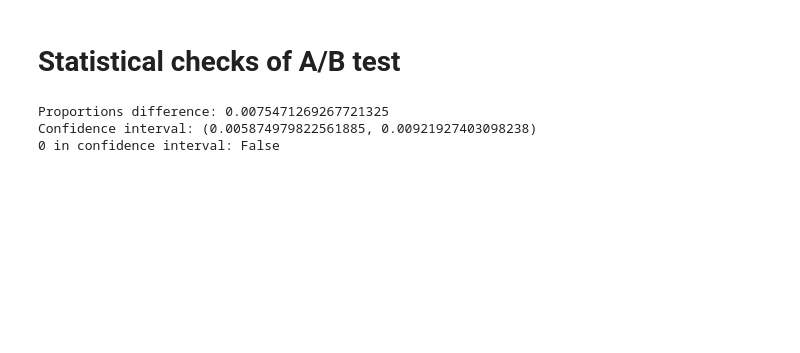
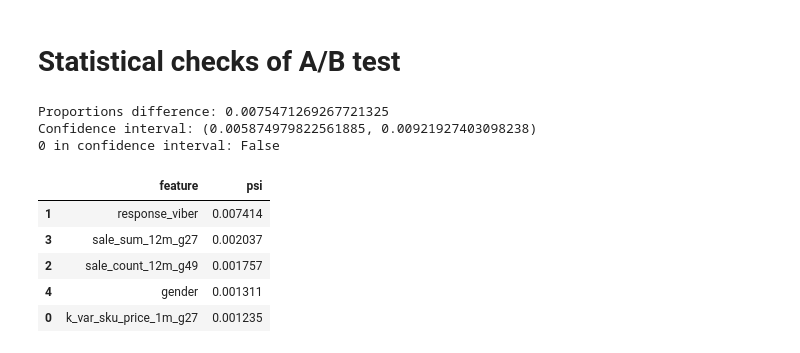
Before and after one commit to mur1ok/easylift, a Jupyter notebook: Example.ipynb, the cells around one changed output. Saved outputs shown, nothing was run; the diff lists cells and outputs as text; code cells hidden in the pictures; blank space fills up the shorter version.

```diff
--- a/Example.ipynb
+++ b/Example.ipynb
@@ -129,3 +131,12 @@ two_proprotions_confint(dataset, 0.05)
 Proportions difference: 0.0075471269267721325
 Confidence interval: (0.005874979822561885, 0.00921927403098238)
 0 in confidence interval: False
+# %%
+psi_cg_tg(dataset, sample='valid')
+# %% [output]
+|  | feature | psi |
+| 1 | response_viber | 0.007414 |
+| 3 | sale_sum_12m_g27 | 0.002037 |
+| 2 | sale_count_12m_g49 | 0.001757 |
+| 4 | gender | 0.001311 |
+| 0 | k_var_sku_price_1m_g27 | 0.001235 |
```
Also changed, not shown: parts of 6 cells of this notebook, 1 other file.
